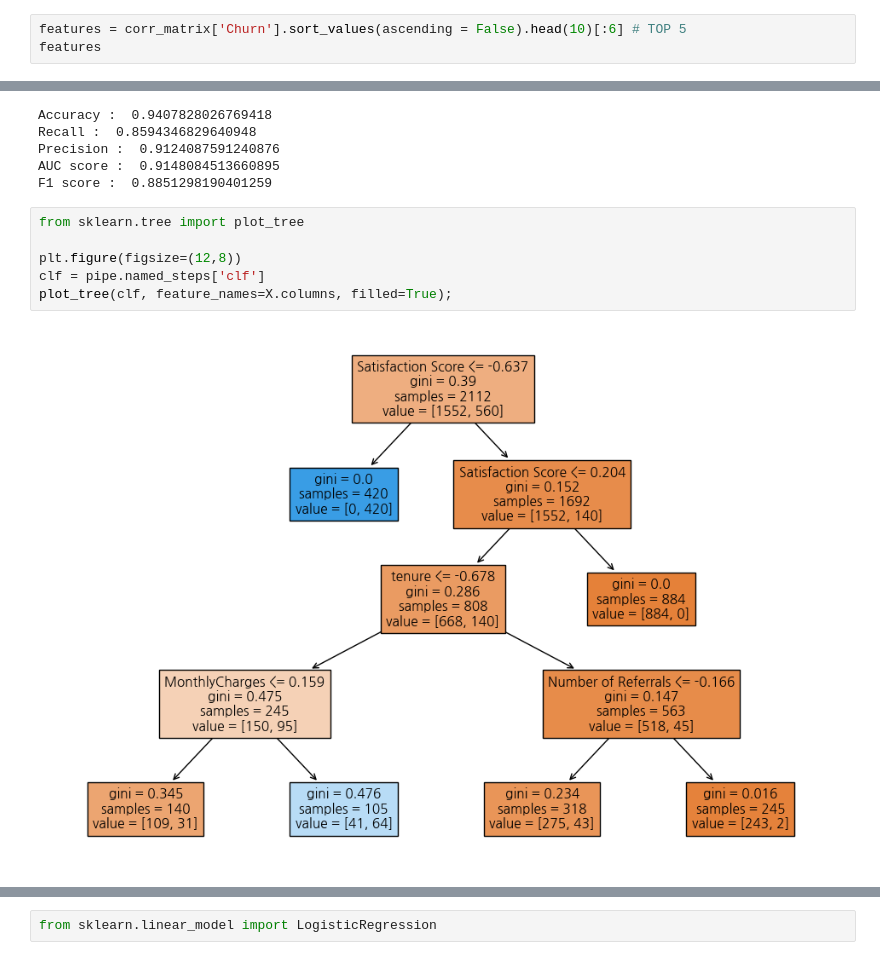
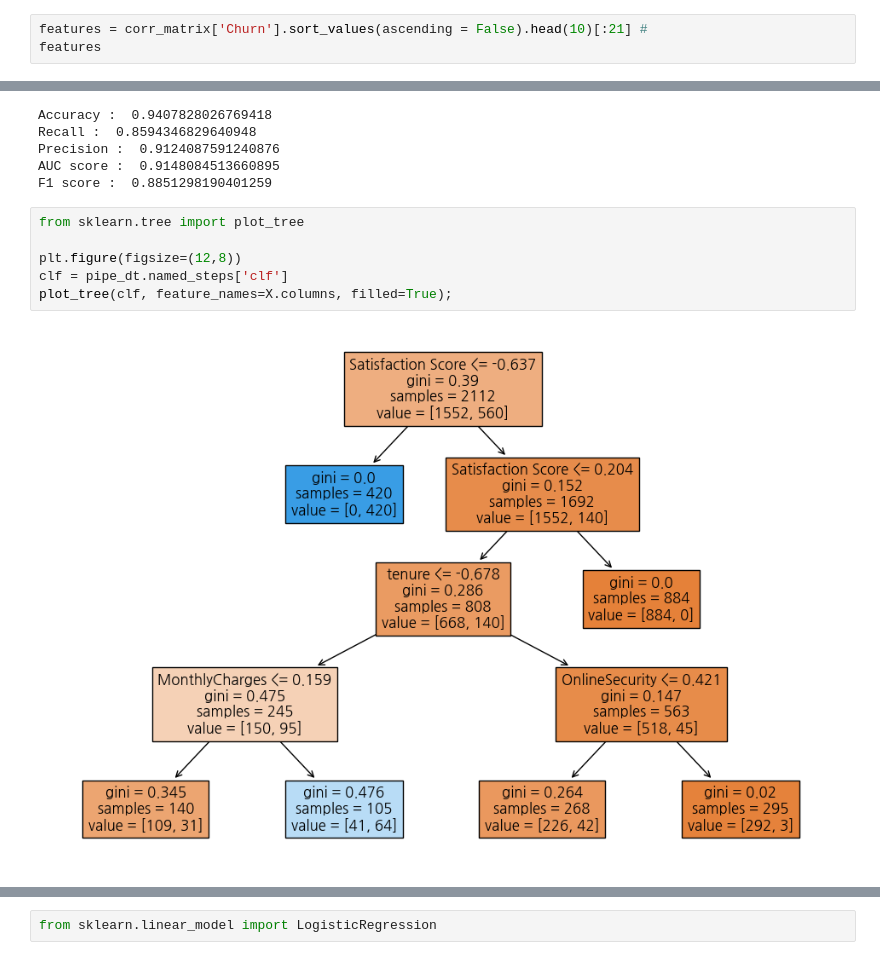
Before and after one commit to skywalker221-Minsoo/-DS-_ZeroBase_ML_Project, a Jupyter notebook: 장윤영/Telcom_Customer_Churn.ipynb, the cells around one changed output, grey strips where cells are left out. Cells and saved outputs as stored; diff of their text form.

```diff
--- a/장윤영/Telcom_Customer_Churn.ipynb
+++ b/장윤영/Telcom_Customer_Churn.ipynb
@@ -748,4 +748,4 @@ Name: Churn, dtype: float64
 # %%
-features = corr_matrix['Churn'].sort_values(ascending = False).head(10)[:6] # TOP 5
+features = corr_matrix['Churn'].sort_values(ascending = False).head(10)[:21] #
 features
 # %% [output]
@@ -888,8 +897,8 @@ F1 score :  0.8851298190401259
 # %%
 from sklearn.tree import plot_tree
 
 plt.figure(figsize=(12,8))
-clf = pipe.named_steps['clf']
+clf = pipe_dt.named_steps['clf']
 plot_tree(clf, feature_names=X.columns, filled=True);
 # %% [output]
-[figure, old version]
+[figure, new version]
```
Also changed, not shown: parts of 49 cells of this notebook.
